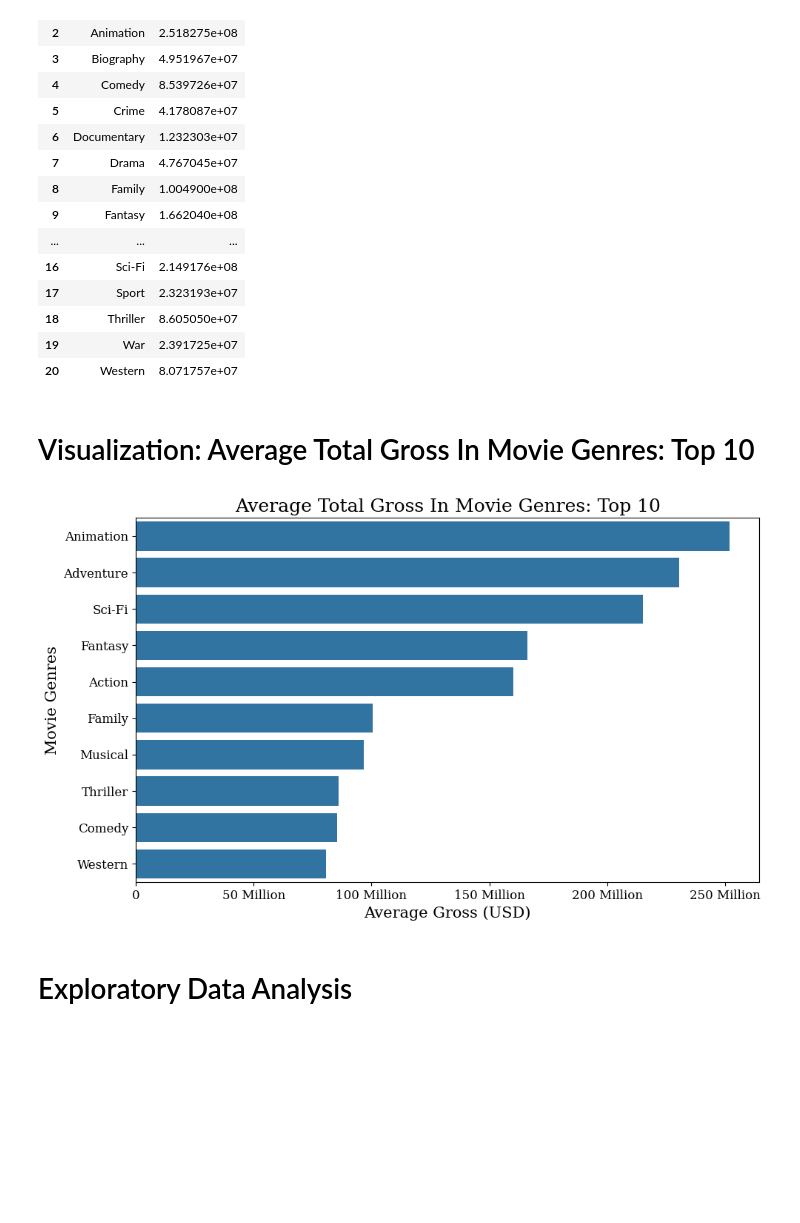
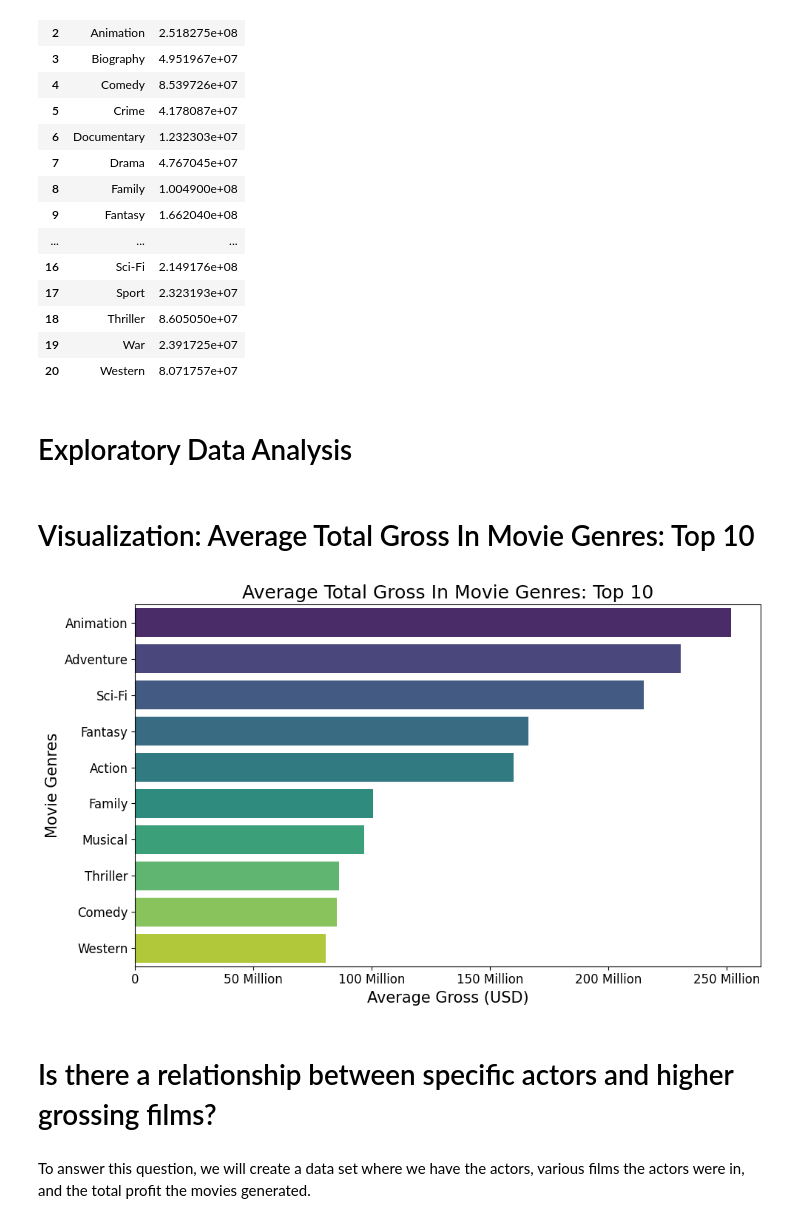
Before and after one commit to neurosxx/dsc-phase-2-project-v3, a Jupyter notebook: movie_analysis.ipynb, the cells around one changed output. Saved outputs shown, nothing was run; the diff lists cells and outputs as text; code cells hidden in the pictures; blank space fills up the shorter version.

```diff
--- a/movie_analysis.ipynb
+++ b/movie_analysis.ipynb
@@ -704,33 +698,39 @@ bom_movie_basics_exploded_avg
 | 18 | Thriller | 8.605050e+07 |
 | 19 | War | 2.391725e+07 |
 | 20 | Western | 8.071757e+07 |
-# %% [markdown]
-# Visualization: Average Total Gross In Movie Genres: Top 10
-# %%
-plt.rcParams.update({'font.family': 'he'})
-
-# specify size of plot
-fig, ax = plt.subplots(figsize=(10, 6))
-
-# create bar graph of top 10 grossing genres
-sns.barplot(data=bom_movie_basics_exploded_avg.sort_values('foreign_gross', ascending=False).head(10),
-            x='foreign_gross',
-            y='genres')
-
-# Label & define fontsize for main and axis titles
-plt.xlabel('Average Gross (USD)', fontsize=15)
-plt.ylabel('Movie Genres', fontsize=15)
-plt.title('Average Total Gross In Movie Genres: Top 10', fontsize=18)
-plt.tick_params(axis='both', which='major', labelsize=12)
-
-# set x=axis tick labels
-ax.set_xticklabels(['0', '50 Million', '100 Million',
-                  '150 Million', '200 Million', '250 Million', '300 Million', '350 Million', '400 Million', '450 Million'])
-
-# Normalizing scientific notation
-plt.tight_layout()
-plt.show()
-# %% [output]
-[figure, removed]
 # %% [markdown]
 # Exploratory Data Analysis
+# %% [markdown]
+
+
+# Visualization: Average Total Gross In Movie Genres: Top 10
+# %%
+# specify size of plot
+fig, ax = plt.subplots(figsize=(10, 6))
+
+# create bar graph of top 10 grossing genres
+sns.barplot(data=bom_movie_basics_exploded_avg.sort_values('foreign_gross', ascending=False).head(10),
+            x='foreign_gross',
+            y='genres',
+            ci=None,
+            palette='viridis')
+
+# Label & define fontsize for main and axis titles
+plt.xlabel('Average Gross (USD)', fontsize=15)
+plt.ylabel('Movie Genres', fontsize=15)
+plt.title('Average Total Gross In Movie Genres: Top 10', fontsize=18)
+plt.tick_params(axis='both', which='major', labelsize=12)
+
+# set x=axis tick labels
+ax.set_xticklabels(['0', '50 Million', '100 Million',
+                  '150 Million', '200 Million', '250 Million', '300 Million', '350 Million', '400 Million', '450 Million'])
+
+# Normalizing scientific notation
+plt.tight_layout()
+plt.show()
+# %% [output]
+[figure, added]
+# %% [markdown]
+# Is there a relationship between specific actors and higher grossing films?
+# %% [markdown]
+To answer this question, we will create a data set where we have the actors, various films the actors were in, and the total profit the movies generated.
```
Also changed, not shown: parts of 8 cells of this notebook.
